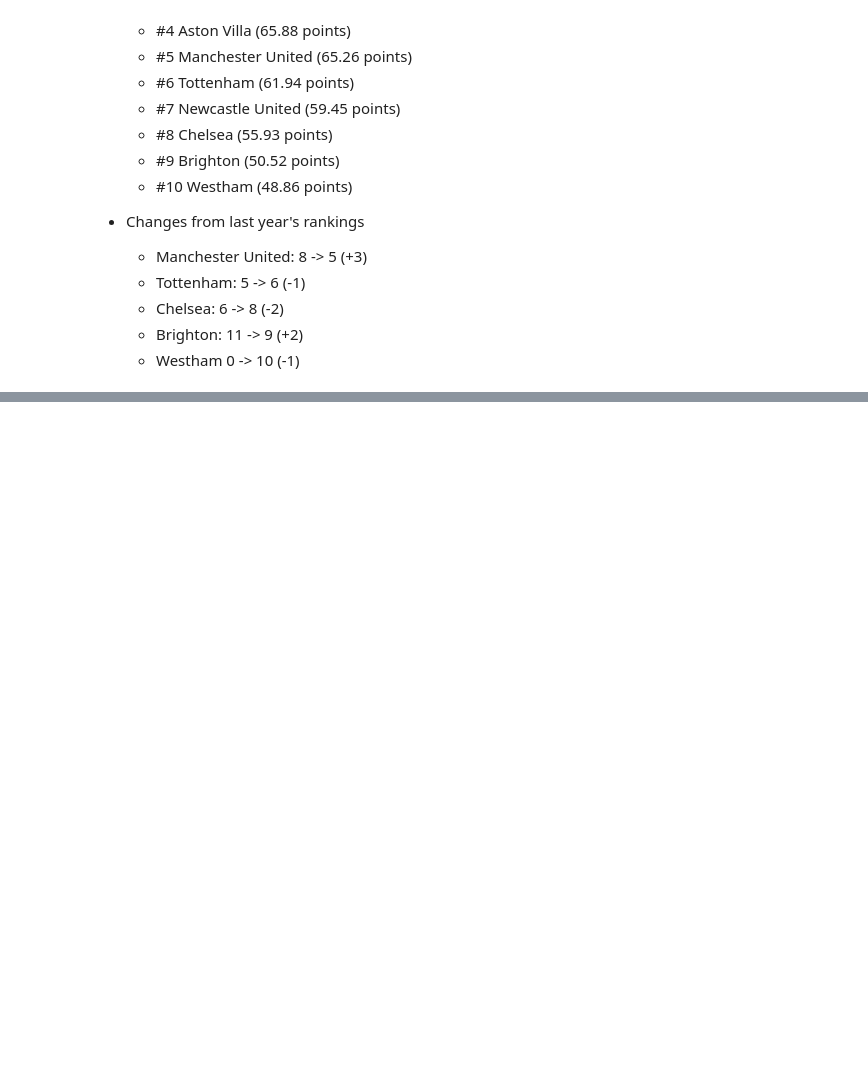
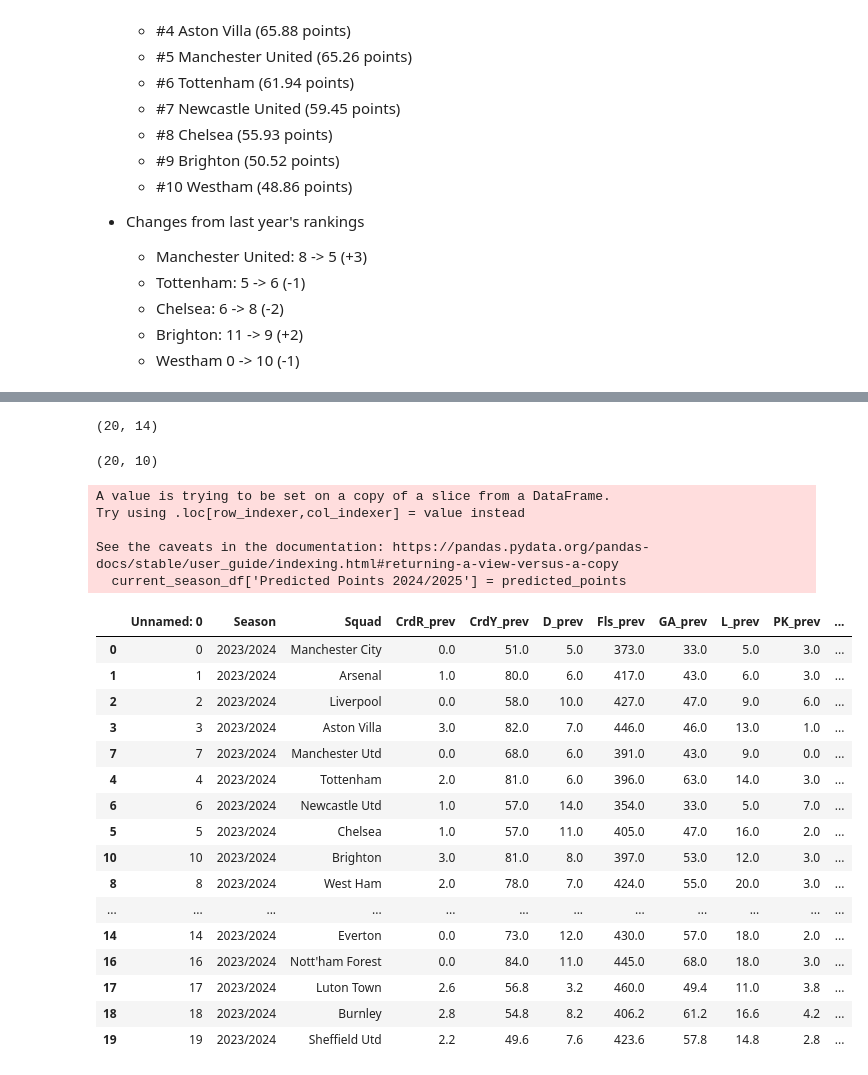
Before and after one commit to yladiwala13/prem, a Jupyter notebook: predictions.ipynb, the cells around one changed output, grey strips where cells are left out. Cells and saved outputs as stored; diff of their text form; code cells hidden in the pictures; blank space fills up the shorter version.

Commit message:
created second model with key features only

```diff
--- a/predictions.ipynb
+++ b/predictions.ipynb
@@ -98,0 +106,45 @@ Results
+# %%
+# Bring in data from the 2023/2024 season
+current_season_df = df[df['Season'] == '2023/2024']
+# %%
+current_season_df.shape
+# %% [output]
+(20, 14)
+# %%
+# Ensure the DataFrame has the same structure as the training data
+X_current_season = current_season_df.drop(columns=['Unnamed: 0', 'Season', 'Squad', 'Pts'])
+# %%
+X_current_season.shape
+# %% [output]
+(20, 10)
+# %%
+# Make predictions for the next season's points
+predicted_points = model.predict(X_current_season)
+# %%
+current_season_df['Predicted Points 2024/2025'] = predicted_points
+# %% [output]
+A value is trying to be set on a copy of a slice from a DataFrame.
+Try using .loc[row_indexer,col_indexer] = value instead
+
+See the caveats in the documentation: https://pandas.pydata.org/pandas-docs/stable/user_guide/indexing.html#returning-a-view-versus-a-copy
+  current_season_df['Predicted Points 2024/2025'] = predicted_points
+# %%
+current_season_df.sort_values(by='Predicted Points 2024/2025', ascending=False)
+# %% [output]
+|  | Unnamed: 0 | Season | Squad | CrdR_prev | CrdY_prev | D_prev | Fls_prev | GA_prev | L_prev | PK_prev | ... |
+| 0 | 0 | 2023/2024 | Manchester City | 0.0 | 51.0 | 5.0 | 373.0 | 33.0 | 5.0 | 3.0 | ... |
+| 1 | 1 | 2023/2024 | Arsenal | 1.0 | 80.0 | 6.0 | 417.0 | 43.0 | 6.0 | 3.0 | ... |
+| 2 | 2 | 2023/2024 | Liverpool | 0.0 | 58.0 | 10.0 | 427.0 | 47.0 | 9.0 | 6.0 | ... |
+| 3 | 3 | 2023/2024 | Aston Villa | 3.0 | 82.0 | 7.0 | 446.0 | 46.0 | 13.0 | 1.0 | ... |
+| 7 | 7 | 2023/2024 | Manchester Utd | 0.0 | 68.0 | 6.0 | 391.0 | 43.0 | 9.0 | 0.0 | ... |
+| 4 | 4 | 2023/2024 | Tottenham | 2.0 | 81.0 | 6.0 | 396.0 | 63.0 | 14.0 | 3.0 | ... |
+| 6 | 6 | 2023/2024 | Newcastle Utd | 1.0 | 57.0 | 14.0 | 354.0 | 33.0 | 5.0 | 7.0 | ... |
+| 5 | 5 | 2023/2024 | Chelsea | 1.0 | 57.0 | 11.0 | 405.0 | 47.0 | 16.0 | 2.0 | ... |
+| 10 | 10 | 2023/2024 | Brighton | 3.0 | 81.0 | 8.0 | 397.0 | 53.0 | 12.0 | 3.0 | ... |
+| 8 | 8 | 2023/2024 | West Ham | 2.0 | 78.0 | 7.0 | 424.0 | 55.0 | 20.0 | 3.0 | ... |
+| ... | ... | ... | ... | ... | ... | ... | ... | ... | ... | ... | ... |
+| 14 | 14 | 2023/2024 | Everton | 0.0 | 73.0 | 12.0 | 430.0 | 57.0 | 18.0 | 2.0 | ... |
+| 16 | 16 | 2023/2024 | Nott'ham Forest | 0.0 | 84.0 | 11.0 | 445.0 | 68.0 | 18.0 | 3.0 | ... |
+| 17 | 17 | 2023/2024 | Luton Town | 2.6 | 56.8 | 3.2 | 460.0 | 49.4 | 11.0 | 3.8 | ... |
+| 18 | 18 | 2023/2024 | Burnley | 2.8 | 54.8 | 8.2 | 406.2 | 61.2 | 16.6 | 4.2 | ... |
+| 19 | 19 | 2023/2024 | Sheffield Utd | 2.2 | 49.6 | 7.6 | 423.6 | 57.8 | 14.8 | 2.8 | ... |
```
Also changed, not shown: parts of 3 cells of this notebook, 2 other files.
